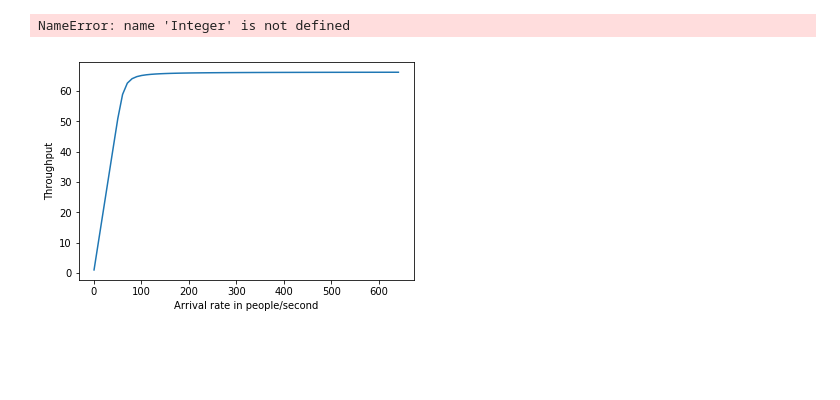
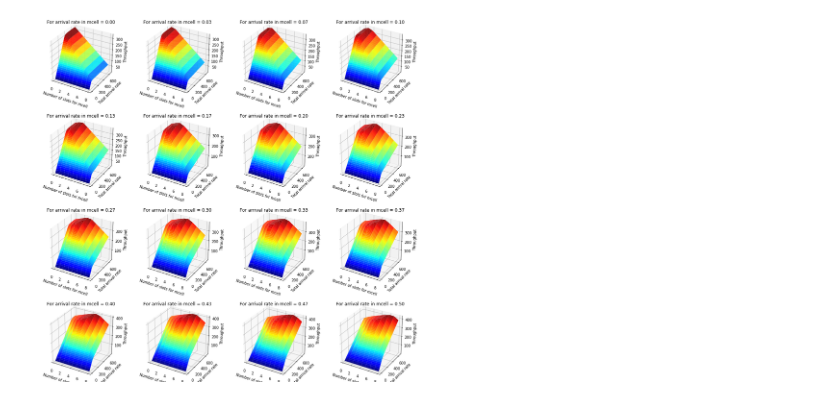
Before and after one commit to oliveirarleo/tsp, a Jupyter notebook: wireless/micro_cell.ipynb, the cells around one changed output. Saved outputs shown, nothing was run; the diff lists cells and outputs as text; code cells hidden in the pictures; blank space fills up the shorter version.

Commit message:
done microcells

```diff
--- a/wireless/micro_cell.ipynb
+++ b/wireless/micro_cell.ipynb
@@ -4,34 +7,32 @@ tot_num_slots = 10
 radius_perc = 0.7
 grb_area_1 = 1
 grb_area_2 = 2
-lb = [*range(1, 650,10)]
+
 inversemM = grb_area_1*radius_perc**2 + grb_area_2* (1-radius_perc**2)
 inversemm = 1
+
+lb = np.linspace(1, 650, dtype='float64')
+arrival_in_micro_cell = np.linspace(0, 0.50, 16, dtype='float64')
+num_reserved_slots = np.linspace(0, 8, 9, dtype='float64')
-# %%
-from scipy.stats import poisson
-step = 0.01
-arrival_in_micro_cell = [x * step for x in range(0, 99)]
-num_reserved_slots = [*range(0, 9)]
-for amc in arrival_in_micro_cell:
-    for nrs in num_reserved_slots:
-        psM = []
-        throughput = []
-        for i in lb:
-            sm = s*nrs/tot_num_slots
-            sM = s - sm
-
-            #             Macro cell
-            pMi = i * inversemM
-            psMi = poisson.pmf(sM, pMi)/poisson.cdf(sM, pMi)
-            psM.append(psMi)
-            throughput.append(i*(1-psMi))
-# %% [output]
-NameError: name 'Integer' is not defined
-# %%
-import matplotlib.pyplot as plt
-plt.plot(lb, throughput)
-plt.ylabel('Throughput')
-plt.xlabel('Arrival rate in people/second')
-plt.show()
-# %% [output]
-[figure, removed]
+# %%
+data = np.empty( (len(num_reserved_slots),len(arrival_in_micro_cell),len(lb)))
+
+for nrsn in range(len(num_reserved_slots)):
+    sm = s*num_reserved_slots[nrsn]/tot_num_slots
+    sM = s - sm
+    for amcn in range(len(arrival_in_micro_cell)):
+        for l in range(len(lb)):
+#             Macro cell
+            lbMi = lb[l]*(1-arrival_in_micro_cell[amcn])
+            pMi = lbMi * inversemM
+            p1 = poisson.pmf(sM, pMi)
+            p2 = poisson.cdf(sM, pMi)
+            psMi = p1/p2
+            tMc = lbMi*(1-psMi)
+
+            lbmi = lb[l]*arrival_in_micro_cell[amcn]
+            pmi = lbmi * inversemm
+            psmi = poisson.pmf(sm, pmi)/poisson.cdf(sm, pmi)
+            tmc = lbmi*(1-psmi)
+
+            data[nrsn][amcn][l] = tMc + tmc
@@ -37,0 +42,16 @@ plt.show()
+# %%
+x, y = np.meshgrid(lb, num_reserved_slots)
+# ax = plt.axes(projection='3d')
+fig = plt.figure(figsize=(18, 18),facecolor='w', edgecolor='k')
+fig.subplots_adjust(hspace=0.2, wspace=0.2)
+for i in range(1, 17):
+    ax = fig.add_subplot(4, 4, i, projection='3d')
+    ax.plot_surface(y, x, data[:, i-1, :], cmap=plt.cm.jet, rstride=1, cstride=1, linewidth=0)
+    ax.set_title('For arrival rate in mcell = '+'%.2f' % arrival_in_micro_cell[i-1])
+    ax.set_xlabel('Number of slots for mcell')
+    ax.set_ylabel('Total arrival rate')
+    ax.set_zlabel('Throughput')
+
+fig.savefig('fig0.png')
+# %% [output]
+[figure, added]
```
Also changed, not shown: parts of 3 cells of this notebook, 19 other files.
